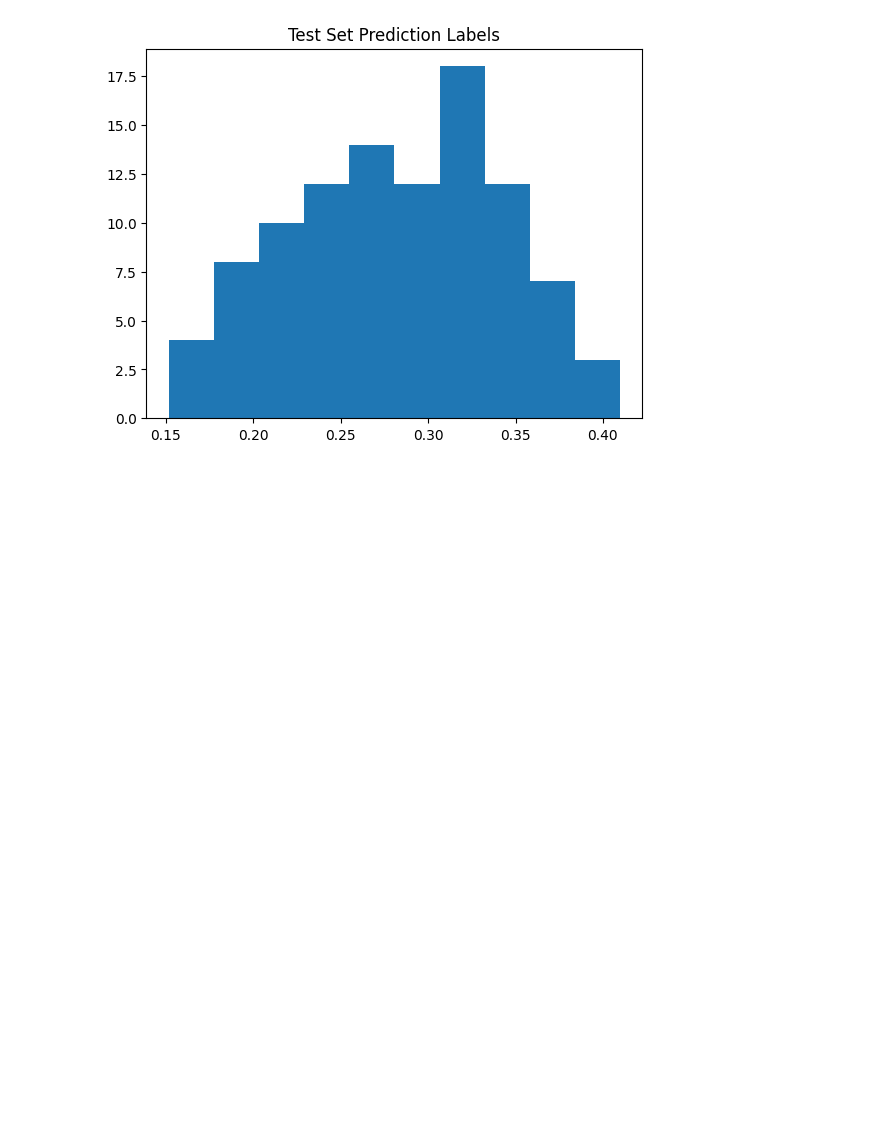
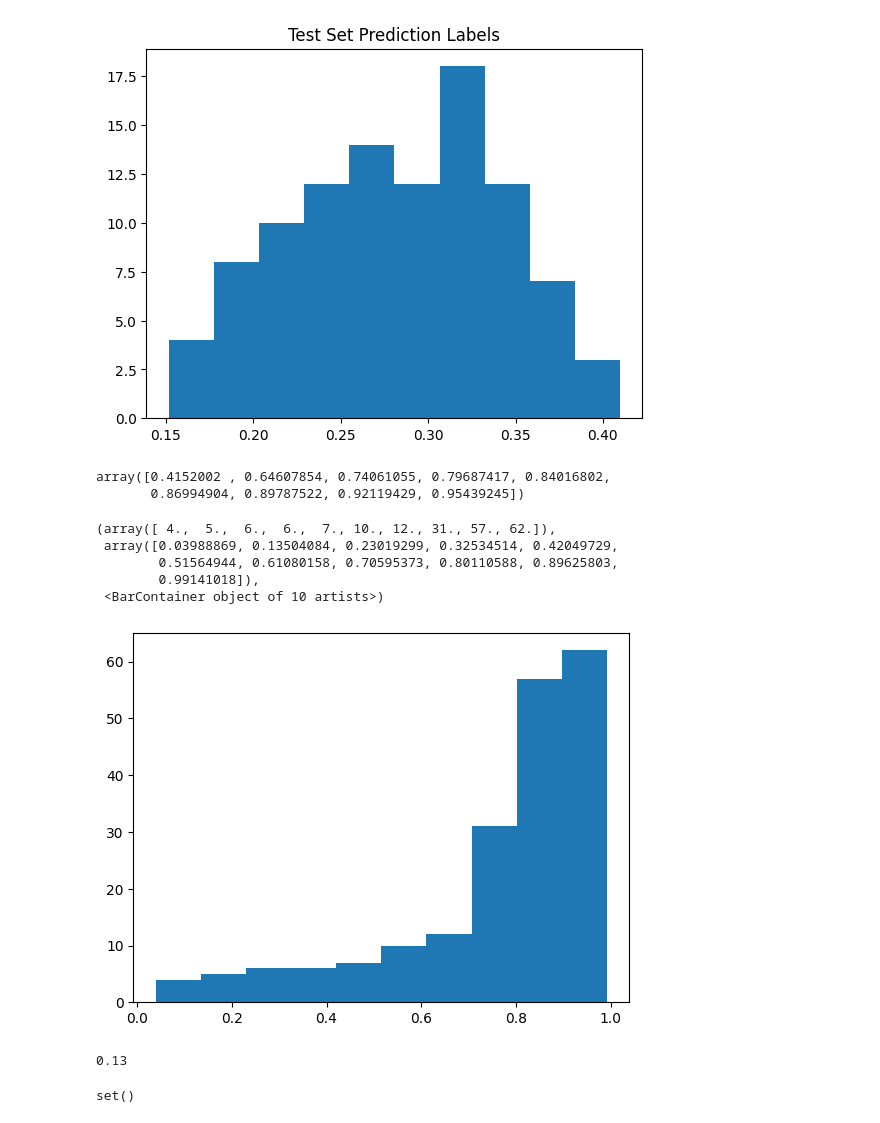
Before and after one commit to radroof22/cse-7850-combio-hackathon, a Jupyter notebook: exp.ipynb, the cells around one changed output. Saved outputs shown, nothing was run; the diff lists cells and outputs as text; code cells hidden in the pictures; blank space fills up the shorter version.

```diff
--- a/exp.ipynb
+++ b/exp.ipynb
@@ -1002,0 +1186,19 @@ plt.show()
+# %%
+queries = pd.concat((pd.read_csv('query1.csv'),pd.read_csv('query2.csv')), axis=0).reset_index()
+# %%
+import numpy as np
+percentiles = np.percentile(queries['DMS_score'], [10, 20, 30, 40, 50, 60, 70, 80, 90])
+
+percentiles
+# %% [output]
+array([0.4152002 , 0.64607854, 0.74061055, 0.79687417, 0.84016802,
+       0.86994904, 0.89787522, 0.92119429, 0.95439245])
+# %%
+plt.hist(queries['DMS_score'])
+# %% [output]
+(array([ 4.,  5.,  6.,  6.,  7., 10., 12., 31., 57., 62.]),
+ array([0.03988869, 0.13504084, 0.23019299, 0.32534514, 0.42049729,
+        0.51564944, 0.61080158, 0.70595373, 0.80110588, 0.89625803,
+        0.99141018]),
+ <BarContainer object of 10 artists>)
+[figure, added]
@@ -1002,0 +1207,4 @@ plt.show()
+# %%
+len(ground.intersection(set(predicted_top))) / len(predicted_top)
+# %% [output]
+0.13
@@ -1002,0 +1233,4 @@ plt.show()
+# %%
+set(sofar).intersection(set(queries['DMS_score'].values))
+# %% [output]
+set()
```
Also changed, not shown: parts of 18 cells of this notebook, 1 other file.
